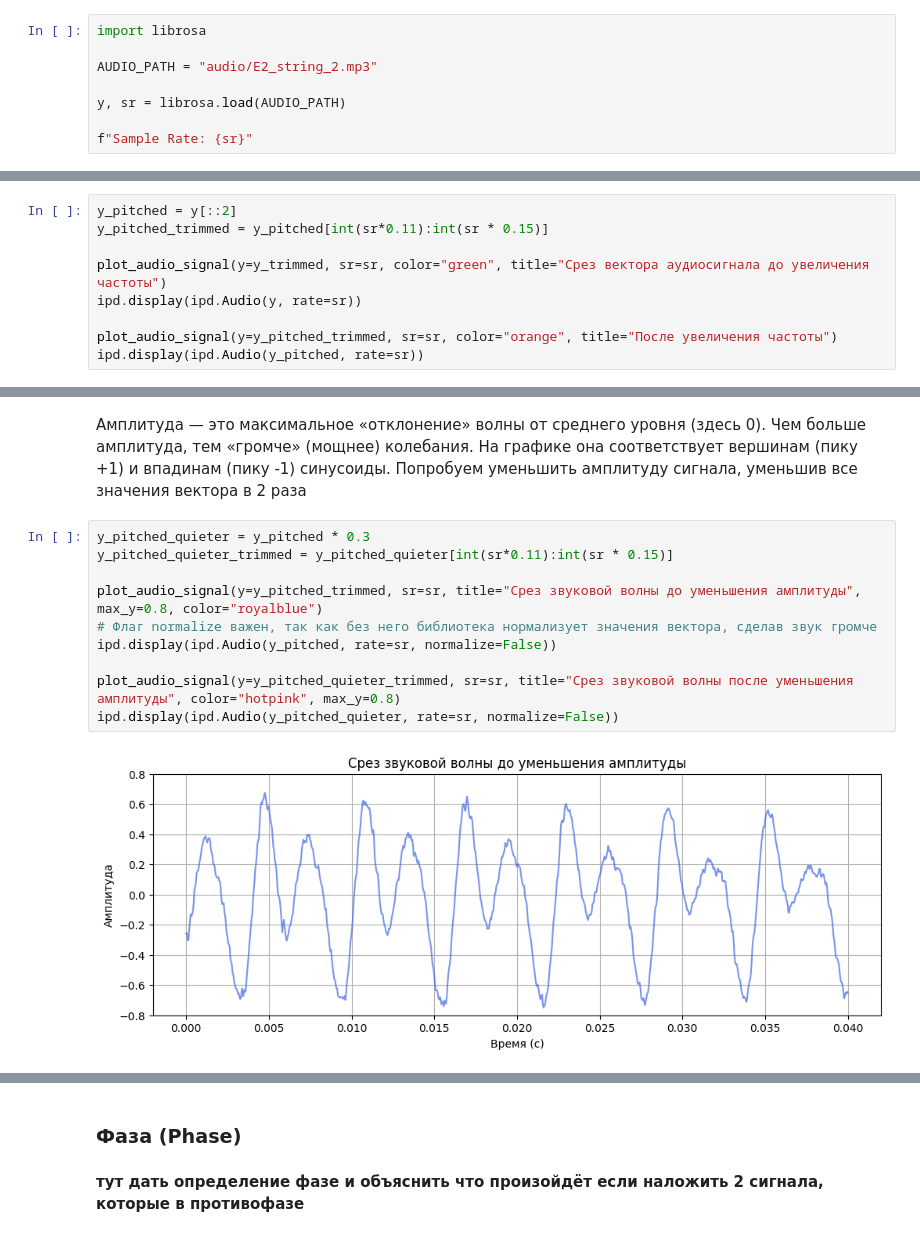
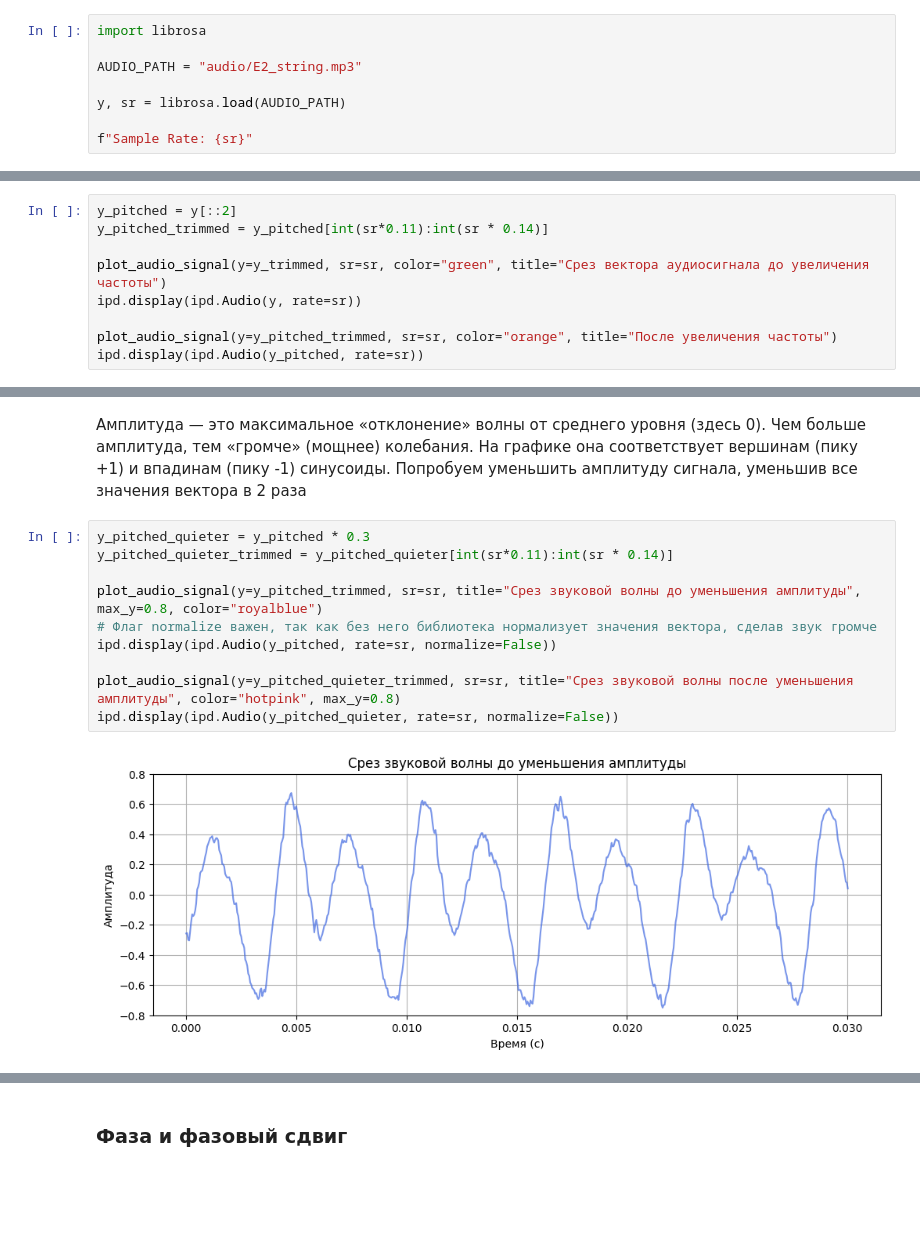
Before and after one commit to gi6rgi/audio_course, a Jupyter notebook: lesson1.ipynb, the cells around one changed output, grey strips where cells are left out. Saved outputs shown, nothing was run; the diff lists cells and outputs as text; blank space fills up the shorter version.

```diff
--- a/lesson1.ipynb
+++ b/lesson1.ipynb
@@ -11,7 +11,7 @@
 # %%
 import librosa
 
-AUDIO_PATH = "audio/E2_string_2.mp3"
+AUDIO_PATH = "audio/E2_string.mp3"
 
 y, sr = librosa.load(AUDIO_PATH)
 
@@ -157,7 +157,7 @@ plot_audio_signal(y=y_trimmed_one_second, sr=sr, title="Срез 1c аудиос
 ### А теперь давайте увеличим частоту вдвое и посмотим (и послушаем) что получится!
 # %%
 y_pitched = y[::2]
-y_pitched_trimmed = y_pitched[int(sr*0.11):int(sr * 0.15)]
+y_pitched_trimmed = y_pitched[int(sr*0.11):int(sr * 0.14)]
 
 plot_audio_signal(y=y_trimmed, sr=sr, color="green", title="Срез вектора аудиосигнала до увеличения частоты")
 ipd.display(ipd.Audio(y, rate=sr))
@@ -177,14 +177,14 @@ ipd.display(ipd.Audio(y_pitched, rate=sr))
 Амплитуда — это максимальное «отклонение» волны от среднего уровня (здесь 0). Чем больше амплитуда, тем «громче» (мощнее) колебания. На графике она соответствует вершинам (пику +1) и впадинам (пику -1) синусоиды. Попробуем уменьшить амплитуду сигнала, уменьшив все значения вектора в 2 раза
 # %%
 y_pitched_quieter = y_pitched * 0.3
-y_pitched_quieter_trimmed = y_pitched_quieter[int(sr*0.11):int(sr * 0.15)]
+y_pitched_quieter_trimmed = y_pitched_quieter[int(sr*0.11):int(sr * 0.14)]
 
 plot_audio_signal(y=y_pitched_trimmed, sr=sr, title="Срез звуковой волны до уменьшения амплитуды", max_y=0.8, color="royalblue")
 # Флаг normalize важен, так как без него библиотека нормализует значения вектора, сделав звук громче
 ipd.display(ipd.Audio(y_pitched, rate=sr, normalize=False))
 
 plot_audio_signal(y=y_pitched_quieter_trimmed, sr=sr, title="Срез звуковой волны после уменьшения амплитуды", color="hotpink", max_y=0.8)
 ipd.display(ipd.Audio(y_pitched_quieter, rate=sr, normalize=False))
 # %% [output]
-[figure, old version]
+[figure, new version]
 [interactive output not drawn]
@@ -192,5 +192,3 @@ ipd.display(ipd.Audio(y_pitched_quieter, rate=sr, normalize=False))
 [interactive output not drawn]
 # %% [markdown]
-### Фаза (Phase)
+### Фаза и фазовый сдвиг
-# %% [markdown]
-**тут дать определение фазе и объяснить что произойдёт если наложить 2 сигнала, которые в противофазе**
```
Also changed, not shown: parts of 6 cells of this notebook.
